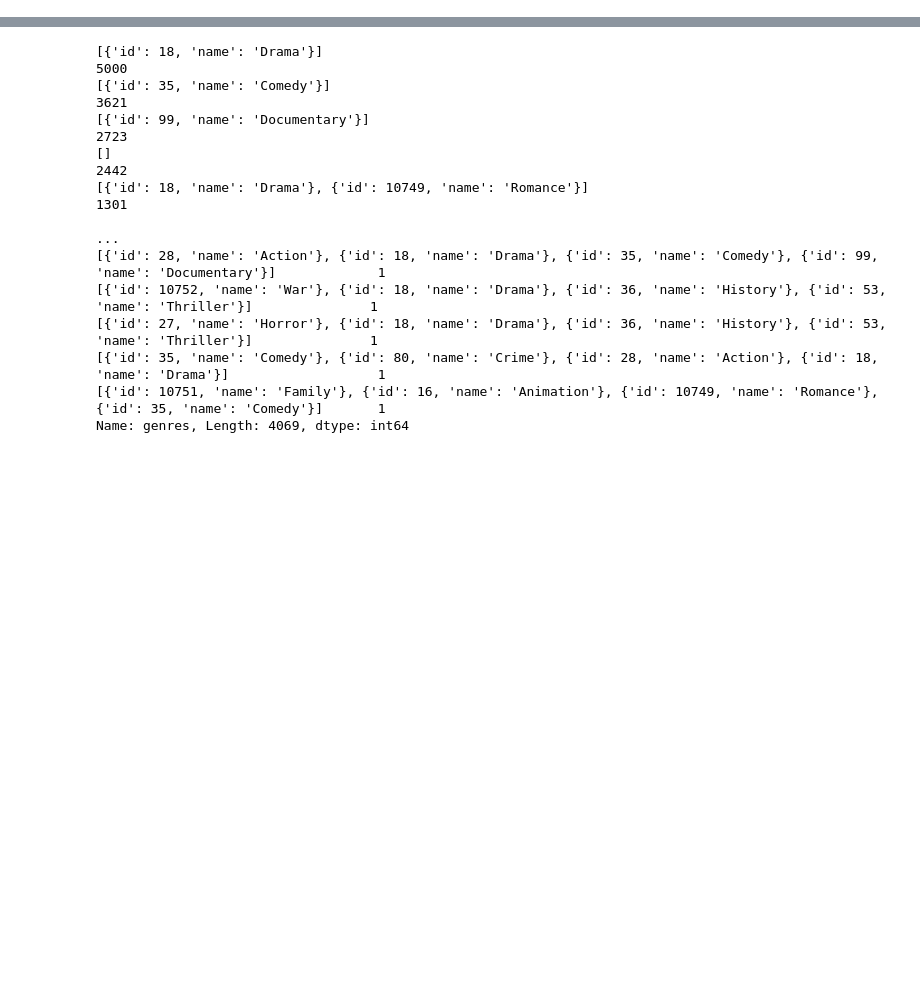
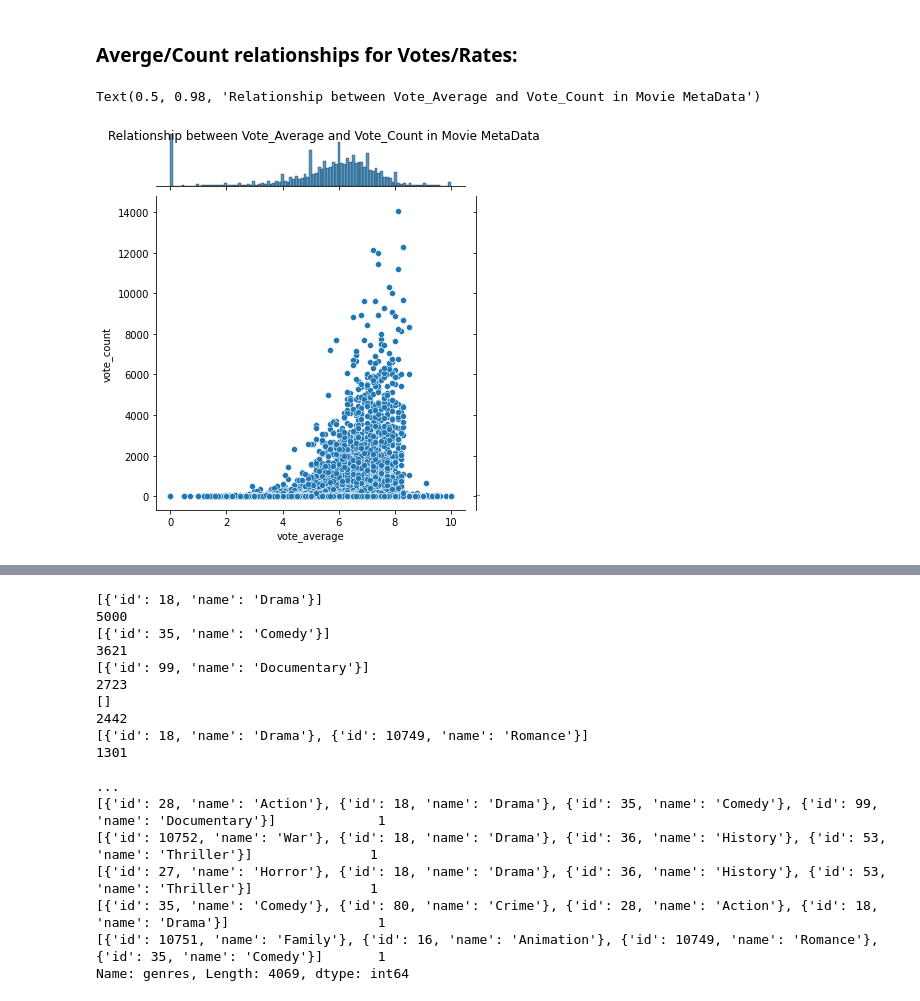
Before and after one commit to ivan-usd/business-repo, a Jupyter notebook: notebooks/af_data_exploration.ipynb, the cells around one changed output, grey strips where cells are left out. Cells and saved outputs as stored; diff of their text form; code cells hidden in the pictures; blank space fills up the shorter version.

```diff
--- a/notebooks/af_data_exploration.ipynb
+++ b/notebooks/af_data_exploration.ipynb
@@ -95,0 +169,6 @@ links_small_df.sample(5)
+# %%
+keywords_df = pd.read_csv('keywords.csv')
+links_df = pd.read_csv('links.csv')
+credits_df = pd.read_csv('credits.csv')
+movie_meta_df = pd.read_csv('movies_metadata.csv')
+movie_meta_df.sample(5)
@@ -95,0 +204,8 @@ links_small_df.sample(5)
+# %% [markdown]
+### Averge/Count relationships for Votes/Rates:
+# %%
+p=sns.jointplot(x='vote_average',y='vote_count', data=movie_meta_df)
+p.fig.suptitle("Relationship between Vote_Average and Vote_Count in Movie MetaData")
+# %% [output]
+Text(0.5, 0.98, 'Relationship between Vote_Average and Vote_Count in Movie MetaData')
+[figure, added]
```
Also changed, not shown: parts of 214 cells of this notebook.
